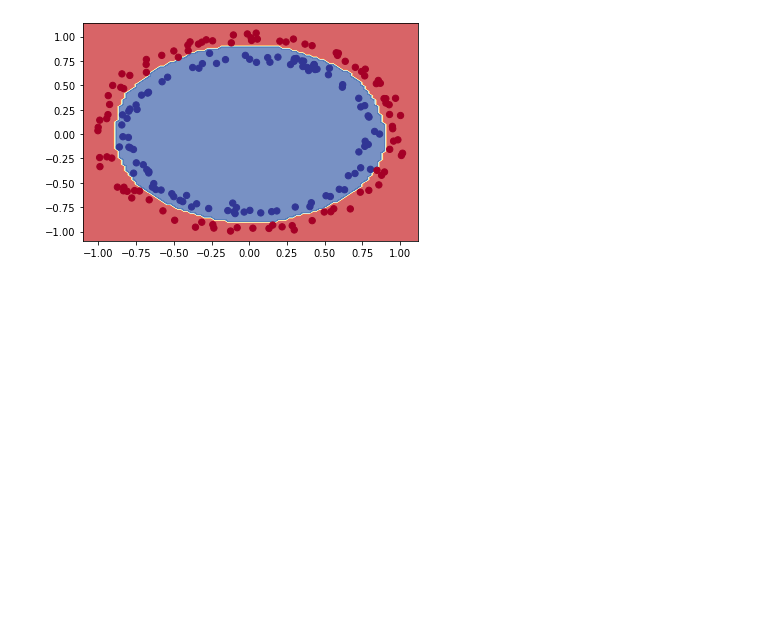
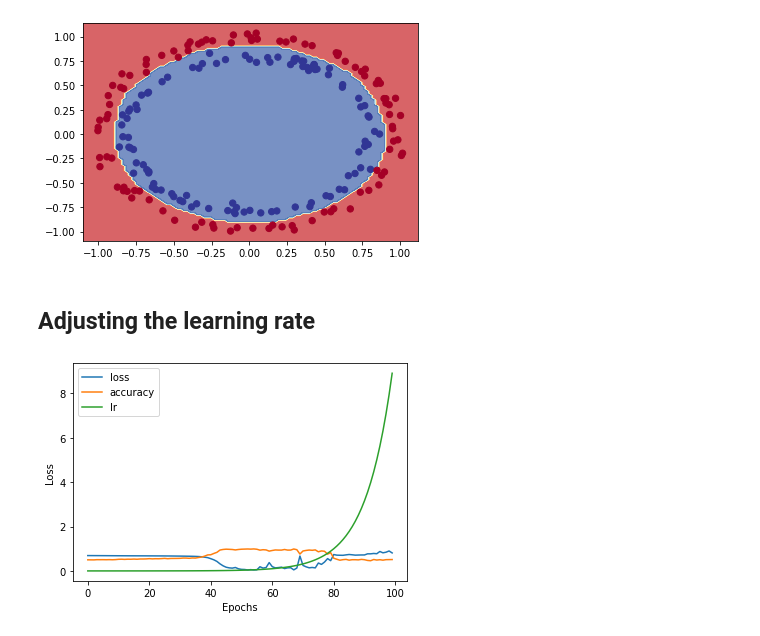
Before and after one commit to sixpounder/notebooks, a Jupyter notebook: 02_Classification.ipynb, the cells around one changed output. Drawn from its saved outputs; the diff is of its cells as text; code cells hidden in the pictures; blank space fills up the shorter version.

```diff
--- a/02_Classification.ipynb
+++ b/02_Classification.ipynb
@@ -239,3 +214,35 @@ plot_decition_boundary(model_4, X_train, y_train)
 plot_decition_boundary(model_4, X_test, y_test)
 # %% [output]
 [figure]
+# %% [markdown]
+## Adjusting the learning rate
+# %%
+from sklearn.model_selection import train_test_split
+from plot import plot_loss_curve
+
+tf.random.set_seed(42)
+
+# Create the model
+
+X_train, X_test, y_train, y_test = train_test_split(X, y, test_size=0.2, random_state=42)
+
+model_5 = tf.keras.Sequential([
+    tf.keras.layers.Dense(4, activation="relu"),
+    tf.keras.layers.Dense(4, activation="relu"),
+    tf.keras.layers.Dense(1, activation="sigmoid")
+])
+
+model_5.compile(
+    loss=tf.keras.losses.BinaryCrossentropy(),
+    optimizer=tf.keras.optimizers.Adam(),
+    metrics=["accuracy"]
+)
+
+lr_callback = tf.keras.callbacks.LearningRateScheduler(
+    lambda epoch: 1e-4 * 10**(epoch / 20)
+)
+
+history = model_5.fit(X_train, y_train, epochs=100, verbose=0, callbacks=[lr_callback])
+plot_loss_curve(history)
+# %% [output]
+[figure, added]
```
Also changed, not shown: parts of 9 cells of this notebook, 1 other file.
